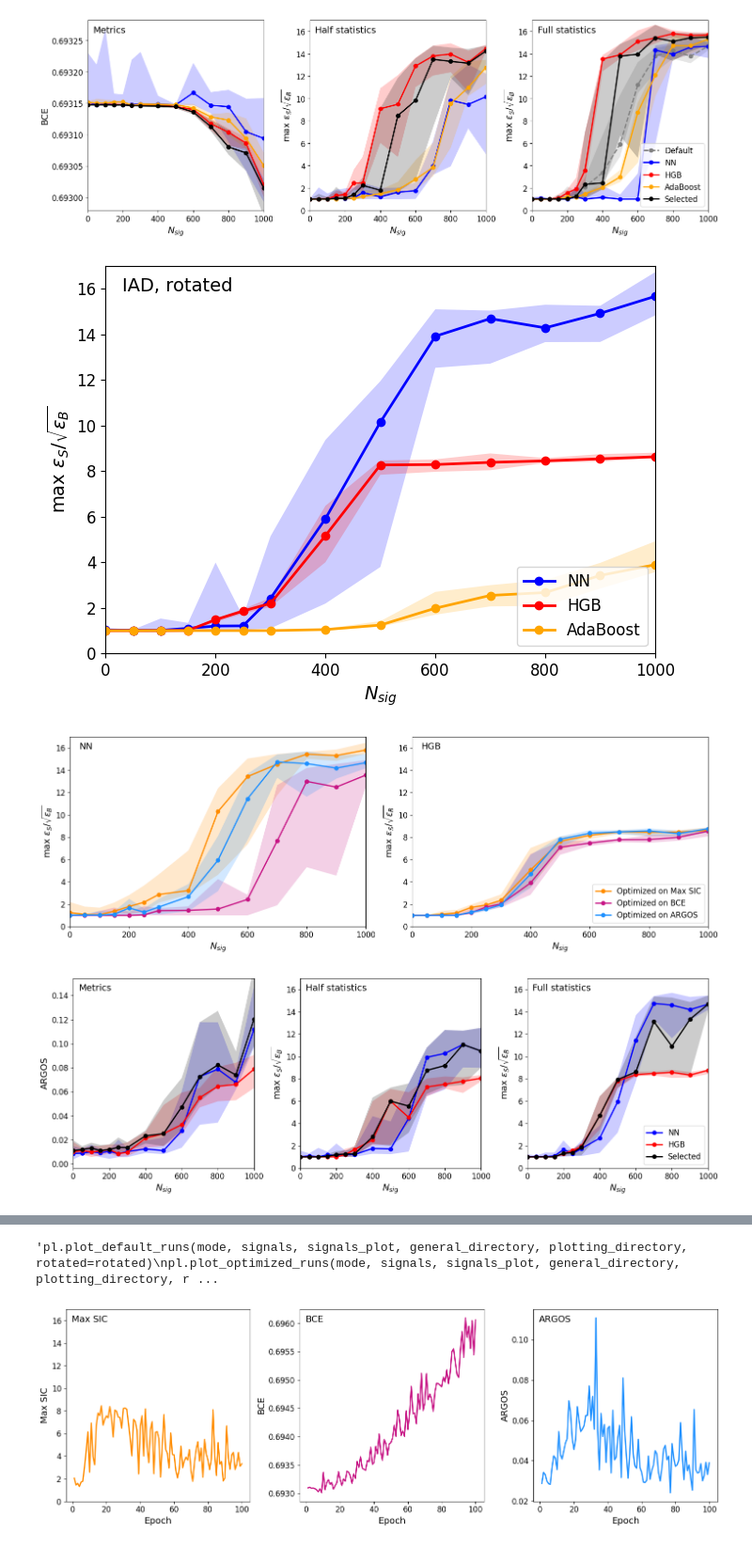
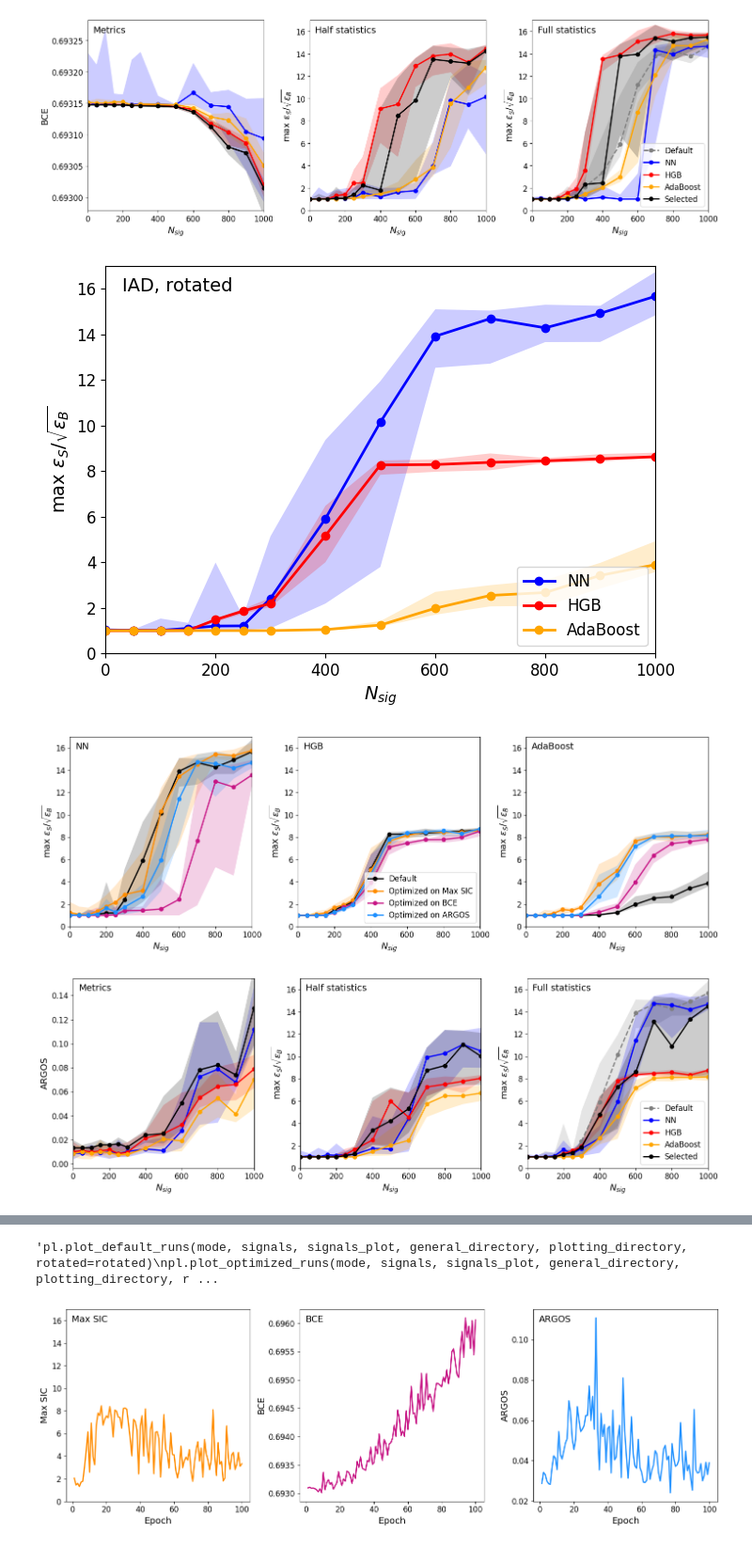
Before and after one commit to mariehein/ARGOS-metric-for-anomaly-detection, a Jupyter notebook: plotting.ipynb, the cells around one changed output, grey strips where cells are left out. Shown at 94% size. Cells and saved outputs as stored; diff of their text form; code cells hidden in the pictures.

Commit message:
Updated plots

```diff
--- a/plotting.ipynb
+++ b/plotting.ipynb
@@ -54,15 +54,15 @@ pl.plot_selection(mode, signals, signals_plot, general_directory, plotting_direc
 # %%
 mode = "IAD"
 rotated = True
 pl.plot_default_runs(mode, signals, signals_plot, general_directory, plotting_directory, rotated=rotated)
-pl.plot_optimized_runs(mode, signals, signals_plot, general_directory, plotting_directory, rotated=rotated, plot_default=False, classifiers=["NN", "HGB"])
-pl.plot_selection(mode, signals, signals_plot, general_directory, plotting_directory, rotated=rotated, plot_default=False,  classifiers=["NN", "HGB"])
-pl.plot_selection(mode, signals, signals_plot, general_directory, plotting_directory, rotated=rotated, plot_default=False,  classifiers=["NN", "HGB"], metric="val_loss")
+pl.plot_optimized_runs(mode, signals, signals_plot, general_directory, plotting_directory, rotated=rotated)
+pl.plot_selection(mode, signals, signals_plot, general_directory, plotting_directory, rotated=rotated,)
+pl.plot_selection(mode, signals, signals_plot, general_directory, plotting_directory, rotated=rotated, metric="val_loss")
 """pl.plot_default_runs(mode, signals, signals_plot, general_directory, plotting_directory, rotated=rotated)
 pl.plot_optimized_runs(mode, signals, signals_plot, general_directory, plotting_directory, rotated=rotated, loc="upper right")
 pl.plot_selection(mode, signals, signals_plot, general_directory, plotting_directory, rotated=rotated)
 pl.plot_selection(mode, signals, signals_plot, general_directory, plotting_directory, rotated=rotated, metric="val_loss")"""
 # %% [output]
 [figure]
-[figure, old version]
+[figure, new version]
-[figure, old version]
+[figure, new version]
```
Also changed, not shown: parts of 1 cell of this notebook.
